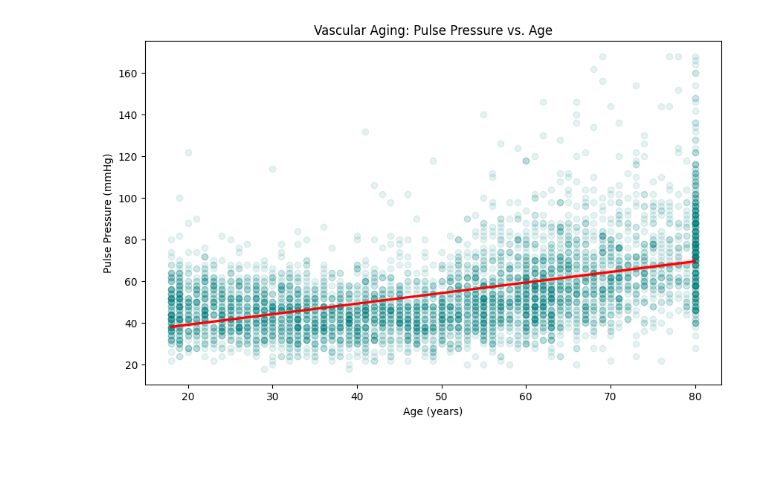
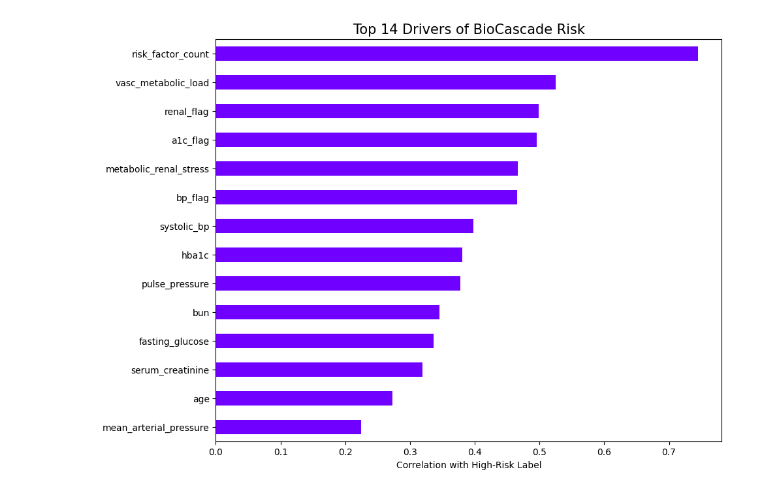
Before and after one commit to beko-1enkosi/BioCascade, a Jupyter notebook: notebooks/02_feature_engineering.ipynb, the cells around one changed output. Cells and saved outputs as stored; diff of their text form; code cells hidden in the pictures; blank space fills up the shorter version.

```diff
--- a/notebooks/02_feature_engineering.ipynb
+++ b/notebooks/02_feature_engineering.ipynb
@@ -37,13 +31,12 @@ plt.show()
 # %%
-# Scatter plot to show relationship between Age and Pulse Pressure
-plt.figure(figsize=(10, 6))
-sns.regplot(data=df, x='age', y='pulse_pressure',
-            scatter_kws={'alpha':0.1, 'color':'teal'},
-            line_kws={'color':'red'})
+# Calculate correlation of all features with the high-risk label
+correlations = df.corr()['is_high_risk'].sort_values(ascending=False).head(15)
 
-plt.title("Vascular Aging: Pulse Pressure vs. Age")
-plt.xlabel("Age (years)")
-plt.ylabel("Pulse Pressure (mmHg)")
+plt.figure(figsize=(10, 8))
+correlations[1:].plot(kind='barh', color='#7000ff') # Skip the label itself
+plt.title('Top 14 Drivers of BioCascade Risk', fontsize=15)
+plt.xlabel('Correlation with High-Risk Label')
+plt.gca().invert_yaxis()
 plt.show()
 # %% [output]
-[figure, old version]
+[figure, new version]
```
Also changed, not shown: parts of 3 cells of this notebook.
